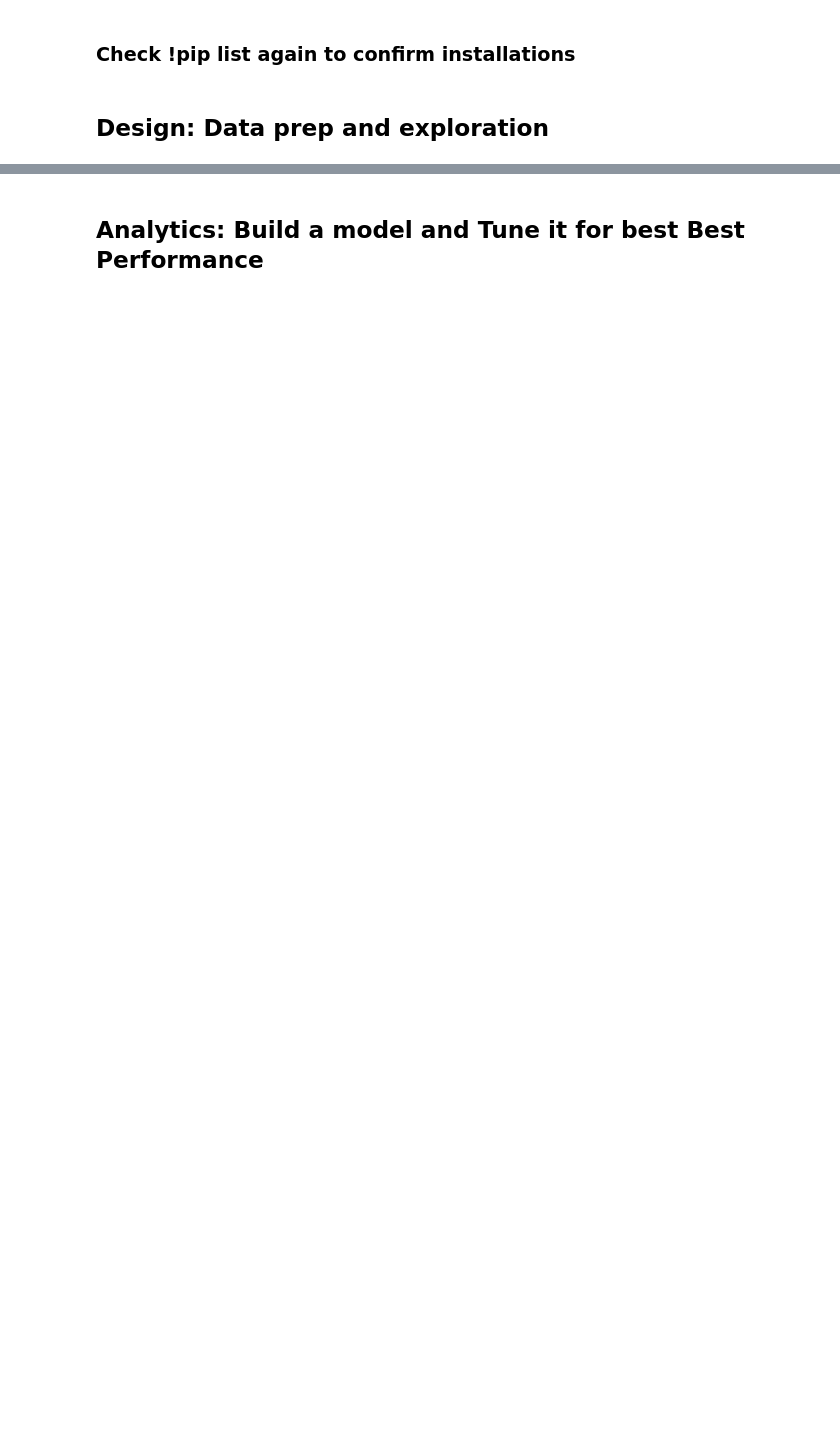
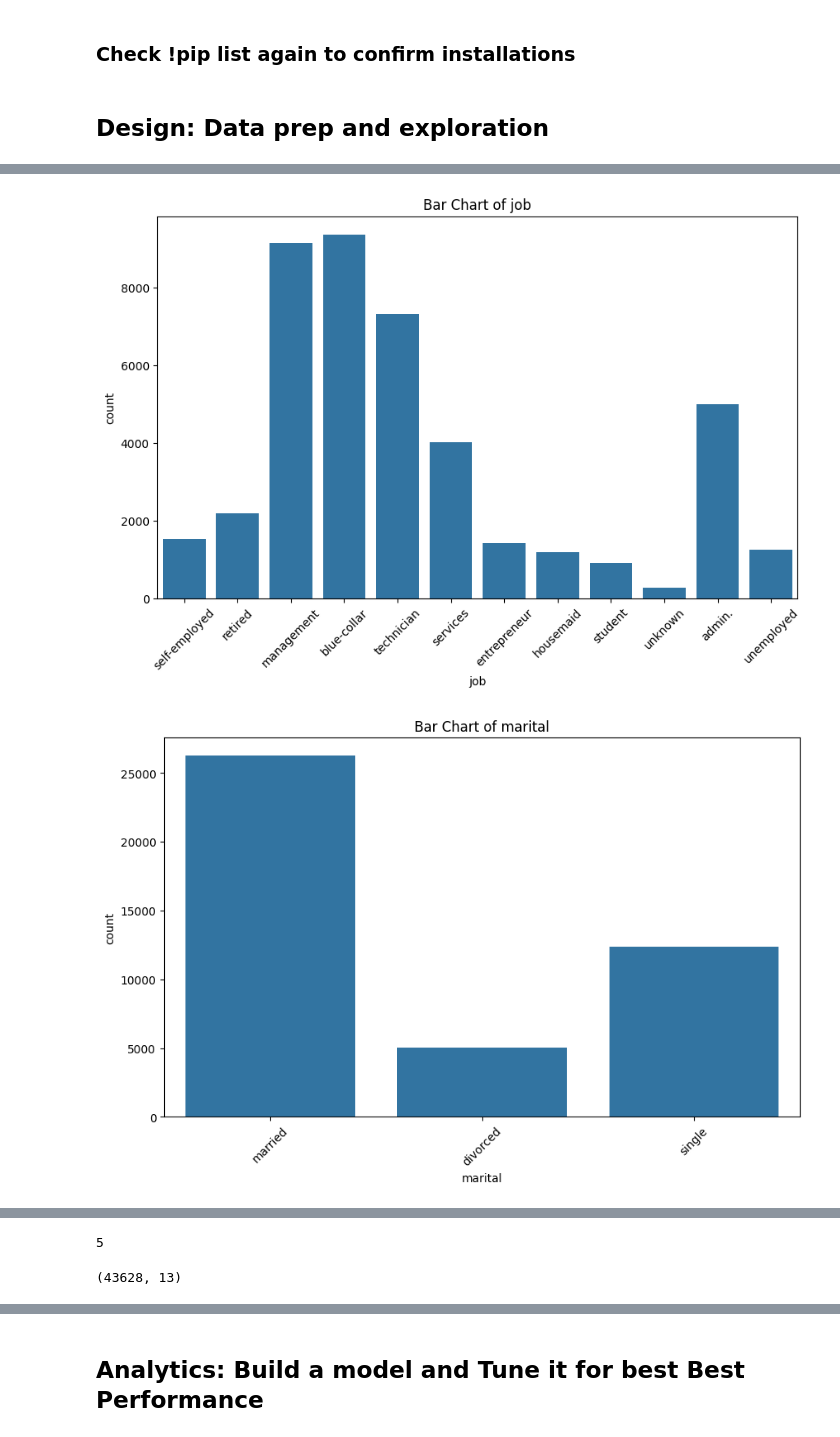
Before and after one commit to shx2jx/ds1001_final, a Jupyter notebook: ds1001_final/notebooks/Final_Project_Notebook.ipynb, the cells around one changed output, grey strips where cells are left out. Drawn from its saved outputs; the diff is of its cells as text; code cells hidden in the pictures; blank space fills up the shorter version.

```diff
--- a/ds1001_final/notebooks/Final_Project_Notebook.ipynb
+++ b/ds1001_final/notebooks/Final_Project_Notebook.ipynb
@@ -111,9 +125,12 @@ for col in numeric_columns:
 # %%
 # Bar charts for categorical variables
-categorical_columns = "xx".select_dtypes(include=['object', 'category']).columns
+categorical_columns = bank_df.select_dtypes(include=['object', 'category']).columns
 for col in categorical_columns:
     plt.figure(figsize=(10, 6))
-    sns.countplot(x="xx"[col])
+    sns.countplot(x= bank_df[col])
     plt.title(f'Bar Chart of {col}')
     plt.xticks(rotation=45)
     plt.show()
+# %% [output]
+[figure, added]
+[figure, added]
@@ -120,6 +143,11 @@ for col in categorical_columns:
 # %%
 # How many numeric columns are in the data set?
-num_numeric_columns = "xx".select_dtypes(include=['number']).shape[1]
+num_numeric_columns = bank_df.select_dtypes(include=['number']).shape[1]
+print(num_numeric_columns)
+bank_df.shape
+# %% [output]
+5
+(43628, 13)
 # %%
 # Normalization
 scaler = MinMaxScaler()
```
Also changed, not shown: parts of 14 cells of this notebook.
